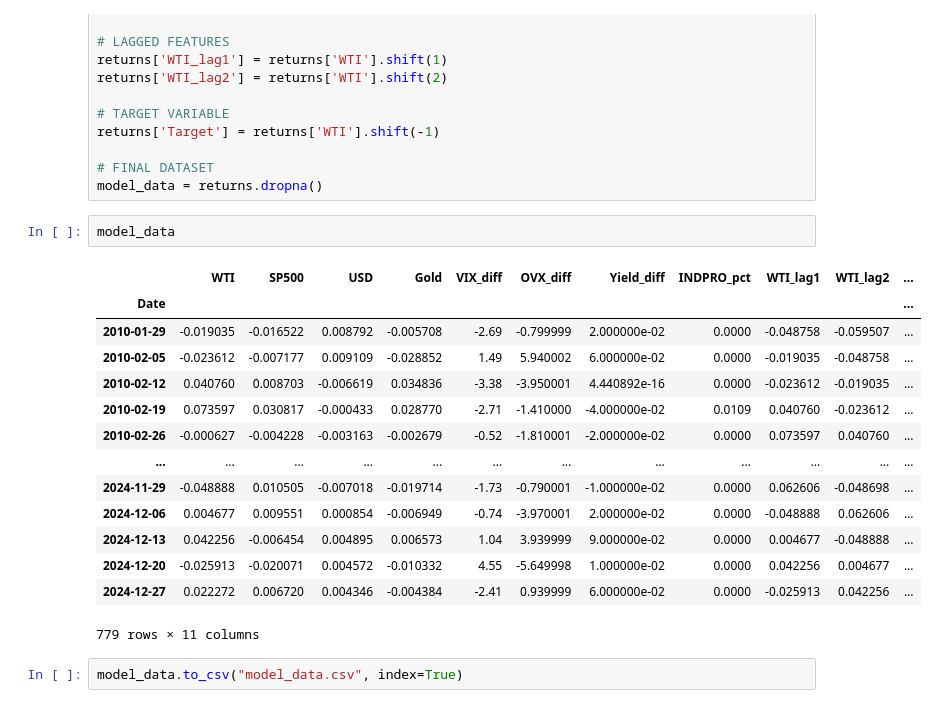
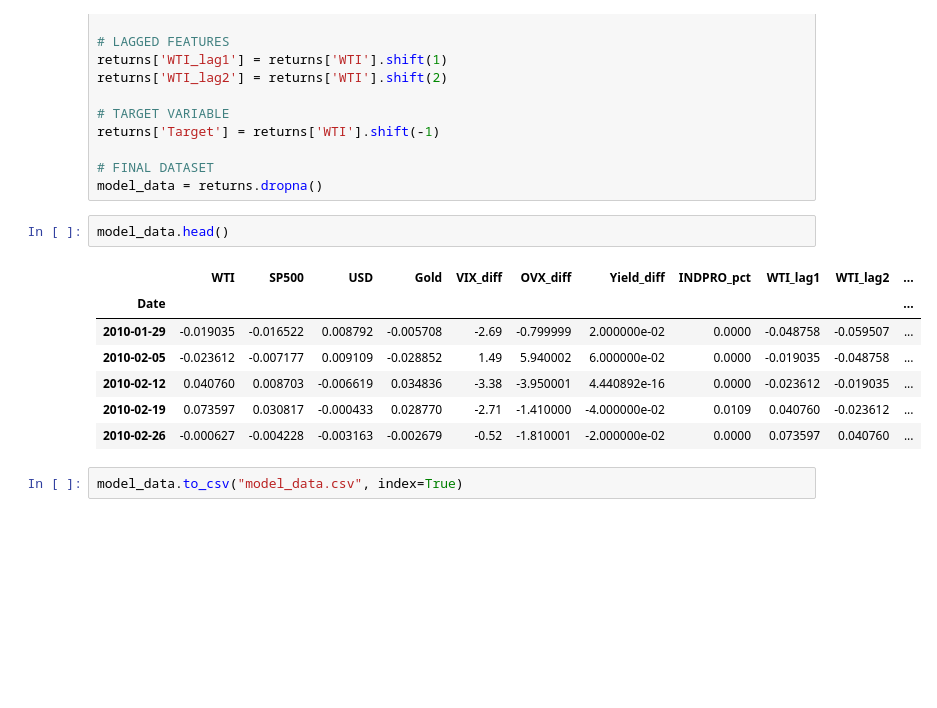
Before and after one commit to Carlson29/Crude-Oil-Prices-Model, a Jupyter notebook: code Files/oil_prediction.ipynb, the cells around one changed output. Cells and saved outputs as stored; diff of their text form; blank space fills up the shorter version.

```diff
--- a/code Files/oil_prediction.ipynb
+++ b/code Files/oil_prediction.ipynb
@@ -390,22 +372,15 @@ returns['Target'] = returns['WTI'].shift(-1)
 # FINAL DATASET
 model_data = returns.dropna()
 # %%
-model_data
+model_data.head()
 # %% [output]
 |  | WTI | SP500 | USD | Gold | VIX_diff | OVX_diff | Yield_diff | INDPRO_pct | WTI_lag1 | WTI_lag2 | ... |
 | Date |  |  |  |  |  |  |  |  |  |  | ... |
 | 2010-01-29 | -0.019035 | -0.016522 | 0.008792 | -0.005708 | -2.69 | -0.799999 | 2.000000e-02 | 0.0000 | -0.048758 | -0.059507 | ... |
 | 2010-02-05 | -0.023612 | -0.007177 | 0.009109 | -0.028852 | 1.49 | 5.940002 | 6.000000e-02 | 0.0000 | -0.019035 | -0.048758 | ... |
 | 2010-02-12 | 0.040760 | 0.008703 | -0.006619 | 0.034836 | -3.38 | -3.950001 | 4.440892e-16 | 0.0000 | -0.023612 | -0.019035 | ... |
 | 2010-02-19 | 0.073597 | 0.030817 | -0.000433 | 0.028770 | -2.71 | -1.410000 | -4.000000e-02 | 0.0109 | 0.040760 | -0.023612 | ... |
 | 2010-02-26 | -0.000627 | -0.004228 | -0.003163 | -0.002679 | -0.52 | -1.810001 | -2.000000e-02 | 0.0000 | 0.073597 | 0.040760 | ... |
-| ... | ... | ... | ... | ... | ... | ... | ... | ... | ... | ... | ... |
-| 2024-11-29 | -0.048888 | 0.010505 | -0.007018 | -0.019714 | -1.73 | -0.790001 | -1.000000e-02 | 0.0000 | 0.062606 | -0.048698 | ... |
-| 2024-12-06 | 0.004677 | 0.009551 | 0.000854 | -0.006949 | -0.74 | -3.970001 | 2.000000e-02 | 0.0000 | -0.048888 | 0.062606 | ... |
-| 2024-12-13 | 0.042256 | -0.006454 | 0.004895 | 0.006573 | 1.04 | 3.939999 | 9.000000e-02 | 0.0000 | 0.004677 | -0.048888 | ... |
-| 2024-12-20 | -0.025913 | -0.020071 | 0.004572 | -0.010332 | 4.55 | -5.649998 | 1.000000e-02 | 0.0000 | 0.042256 | 0.004677 | ... |
-| 2024-12-27 | 0.022272 | 0.006720 | 0.004346 | -0.004384 | -2.41 | 0.939999 | 6.000000e-02 | 0.0000 | -0.025913 | 0.042256 | ... |
-779 rows × 11 columns
 # %%
 model_data.to_csv("model_data.csv", index=True)
 # %%
```
Also changed, not shown: parts of 7 cells of this notebook.
